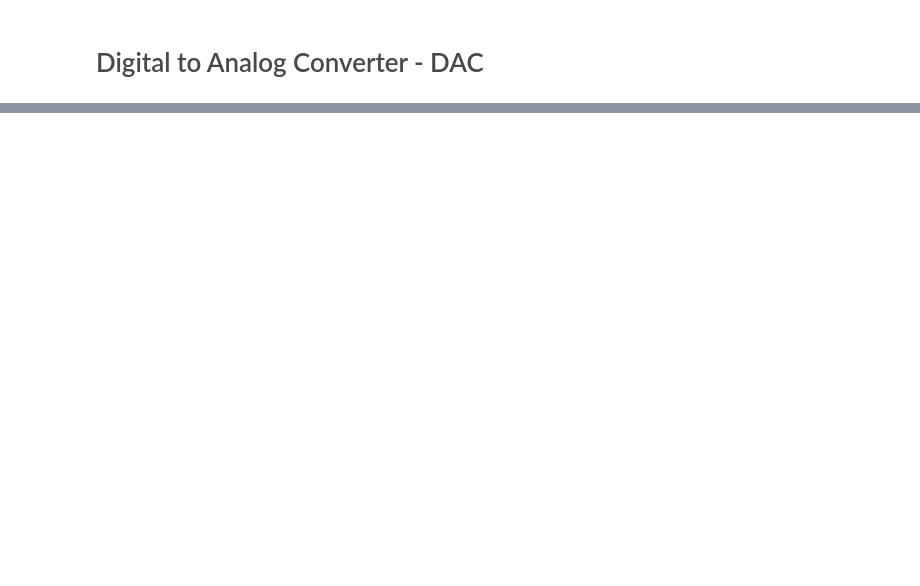
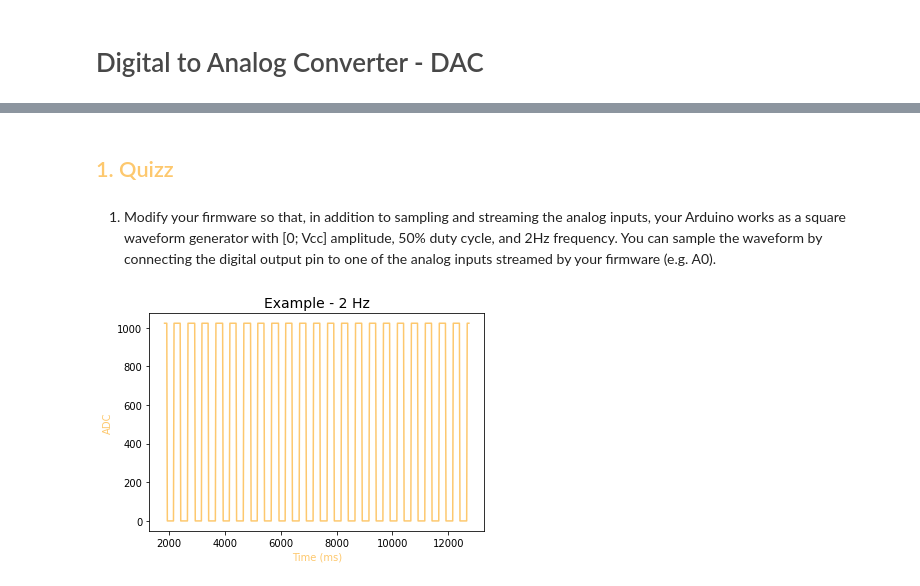
Before and after one commit to scientisst/notebooks, a Jupyter notebook: B.Instrumentation/B004 Digital to Analog Converter - DAC/B004 Digital to Analog Converter - DAC.ipynb, the cells around one changed output, grey strips where cells are left out. Saved outputs shown, nothing was run; the diff lists cells and outputs as text; code cells hidden in the pictures; blank space fills up the shorter version.

```diff
--- a/B.Instrumentation/B004 Digital to Analog Converter - DAC/B004 Digital to Analog Converter - DAC.ipynb
+++ b/B.Instrumentation/B004 Digital to Analog Converter - DAC/B004 Digital to Analog Converter - DAC.ipynb
@@ -157,0 +91,27 @@ void setup(){
+# %% [markdown]
+## <div style="color:#fdc86e">  1. Quizz </div>
+# %% [markdown]
+1) Modify your firmware so that, in addition to sampling and streaming the analog inputs, your Arduino works as a square waveform generator with [0; Vcc] amplitude, 50% duty cycle, and 2Hz frequency. You can sample the waveform by connecting the digital output pin to one of the analog inputs streamed by your firmware (e.g. A0).
+# %%
+# Example: 1 Hz
+
+import pylab as pl
+import matplotlib.pyplot as plt
+
+fname = './data/L3.1-2Hz-115200bps.csv'
+
+raw = pl.loadtxt(fname, delimiter = ',')
+
+col_1 = raw[:, 0]
+col_2 = raw[:, 1]
+
+plt.title('Example - 2 Hz', {'size':14})
+
+plt.xlabel('Time (ms)', color = "#fdc86e")
+plt.ylabel('ADC', color = "#fdc86e")
+
+plt.plot(col_1, col_2, color = "#fdc86e")
+
+plt.show()
+# %% [output]
+[figure, added]
```
Also changed, not shown: parts of 49 cells of this notebook, 6 other files.
